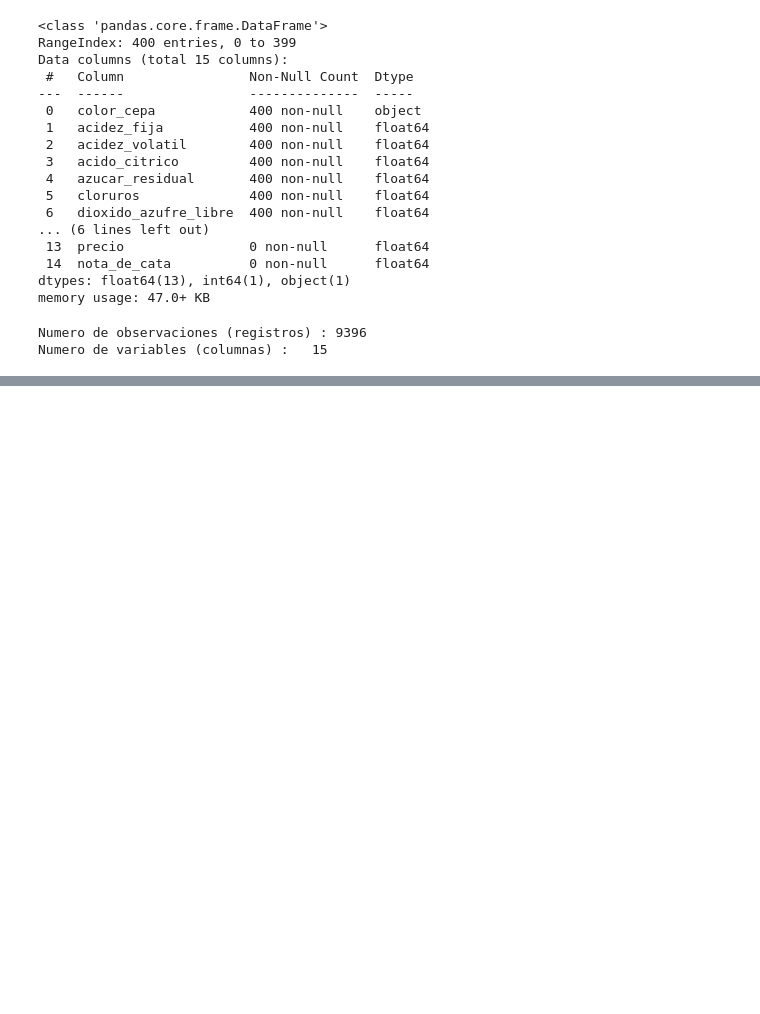
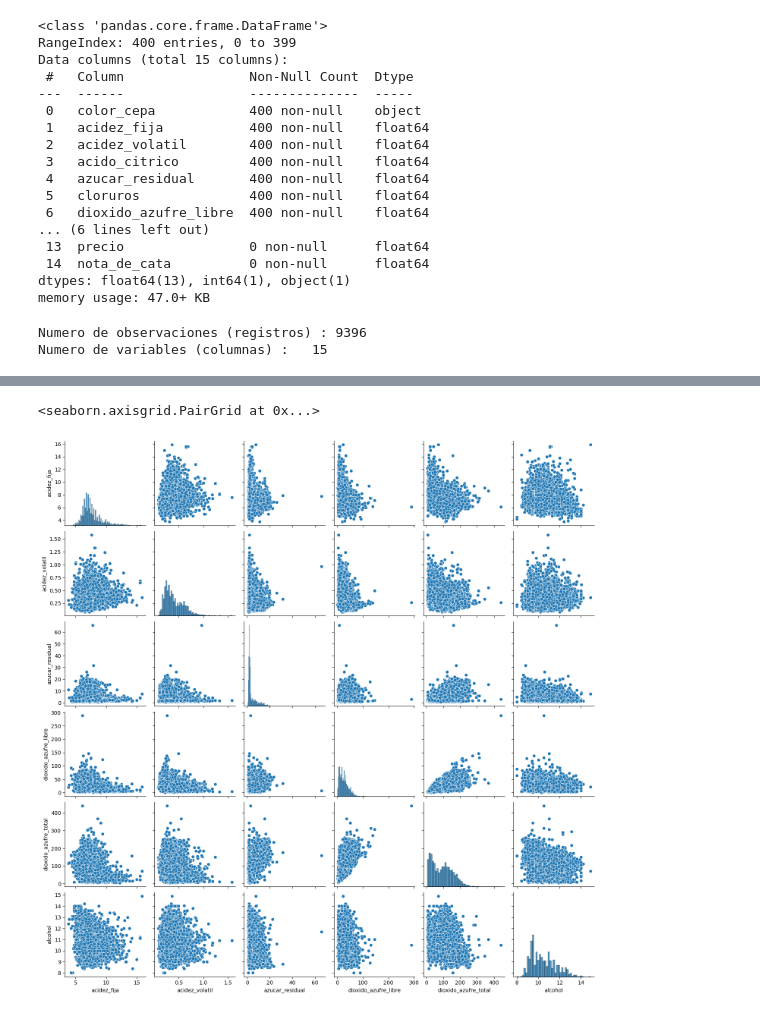
Before and after one commit to felipepizarro-osd/Machine-Learning-Taller_2, a Jupyter notebook: EDA.ipynb, the cells around one changed output, grey strips where cells are left out. Cells and saved outputs as stored; diff of their text form; code cells hidden in the pictures; blank space fills up the shorter version.

```diff
--- a/EDA.ipynb
+++ b/EDA.ipynb
@@ -75,3 +88,5 @@ print("Numero de variables (columnas) : %4d"%(data.shape[1]))
 # %% [output]
 Numero de observaciones (registros) : 9396
 Numero de variables (columnas) :   15
+# %%
+feature_cols = ["acidez_fija","acidez_volatil","azucar_residual","dioxido_azufre_libre","dioxido_azufre_total","alcohol"]
@@ -77,0 +174,7 @@ Numero de variables (columnas) :   15
+# %%
+D = data[feature_cols]
+# %%
+sns.pairplot(D)
+# %% [output]
+<seaborn.axisgrid.PairGrid at 0x...>
+[figure, added]
```
Also changed, not shown: parts of 18 cells of this notebook.
